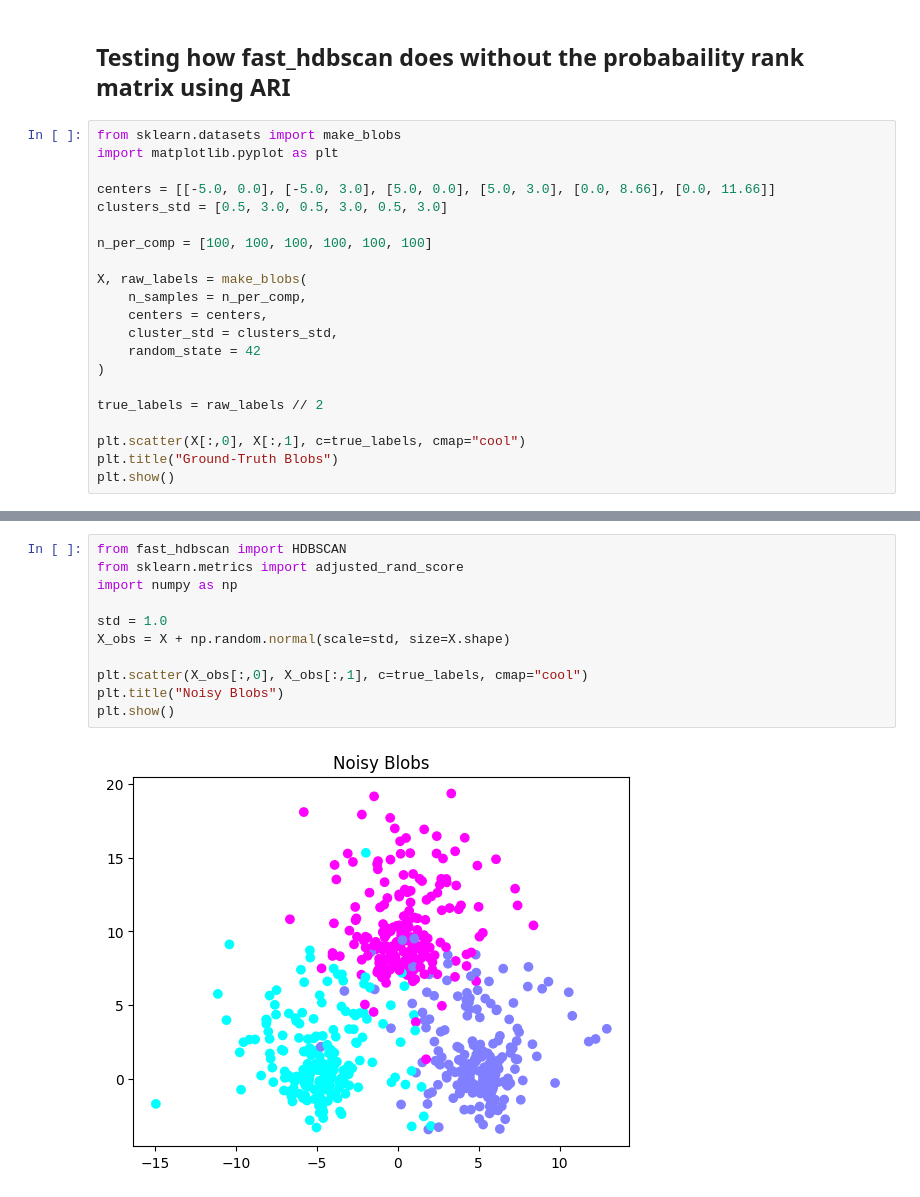
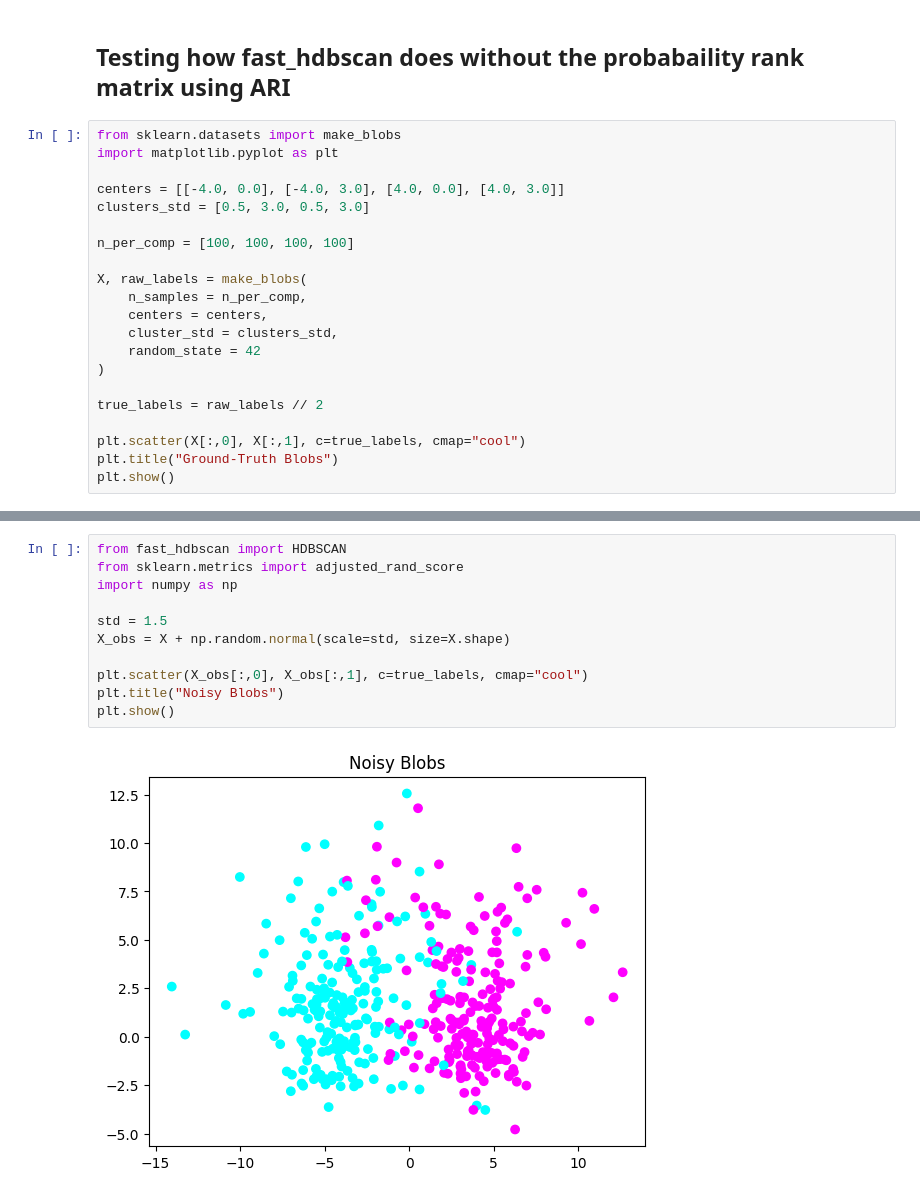
Before and after one commit to RobinB1lo/New-HDBSCAN, a Jupyter notebook: trials/fast_hdbscan.ipynb, the cells around one changed output, grey strips where cells are left out. Cells and saved outputs as stored; diff of their text form.

```diff
--- a/trials/fast_hdbscan.ipynb
+++ b/trials/fast_hdbscan.ipynb
@@ -4,10 +4,10 @@
 from sklearn.datasets import make_blobs
 import matplotlib.pyplot as plt
 
-centers = [[-5.0, 0.0], [-5.0, 3.0], [5.0, 0.0], [5.0, 3.0], [0.0, 8.66], [0.0, 11.66]]
-clusters_std = [0.5, 3.0, 0.5, 3.0, 0.5, 3.0]
+centers = [[-4.0, 0.0], [-4.0, 3.0], [4.0, 0.0], [4.0, 3.0]]
+clusters_std = [0.5, 3.0, 0.5, 3.0]
 
-n_per_comp = [100, 100, 100, 100, 100, 100]
+n_per_comp = [100, 100, 100, 100]
 
 X, raw_labels = make_blobs(
     n_samples = n_per_comp,
@@ -26,16 +26,16 @@ plt.show()
 # %%
 from fast_hdbscan import HDBSCAN
 from sklearn.metrics import adjusted_rand_score
 import numpy as np
 
-std = 1.0
+std = 1.5
 X_obs = X + np.random.normal(scale=std, size=X.shape)
 
 plt.scatter(X_obs[:,0], X_obs[:,1], c=true_labels, cmap="cool")
 plt.title("Noisy Blobs")
 plt.show()
 # %% [output]
-[figure, old version]
+[figure, new version]
 # %%
 k = 5
 
```
Also changed, not shown: parts of 2 cells of this notebook, 5 other files.
